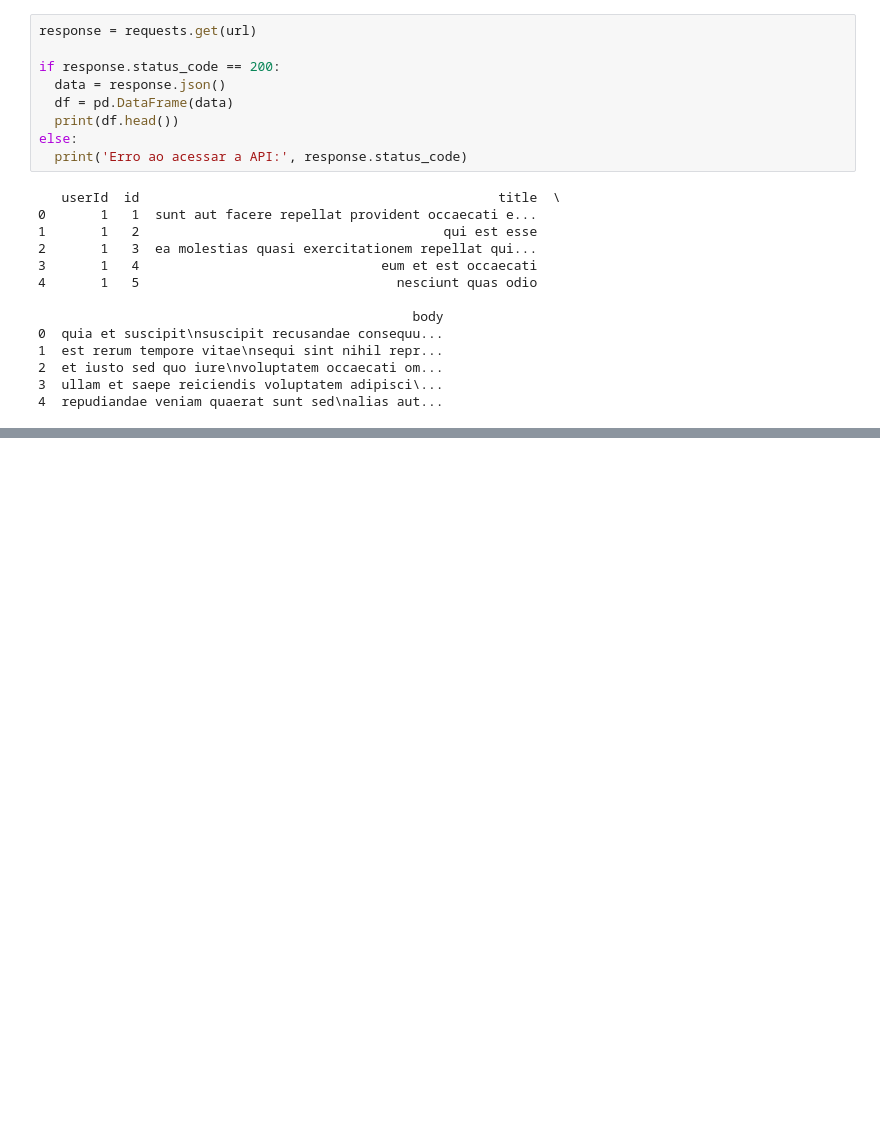
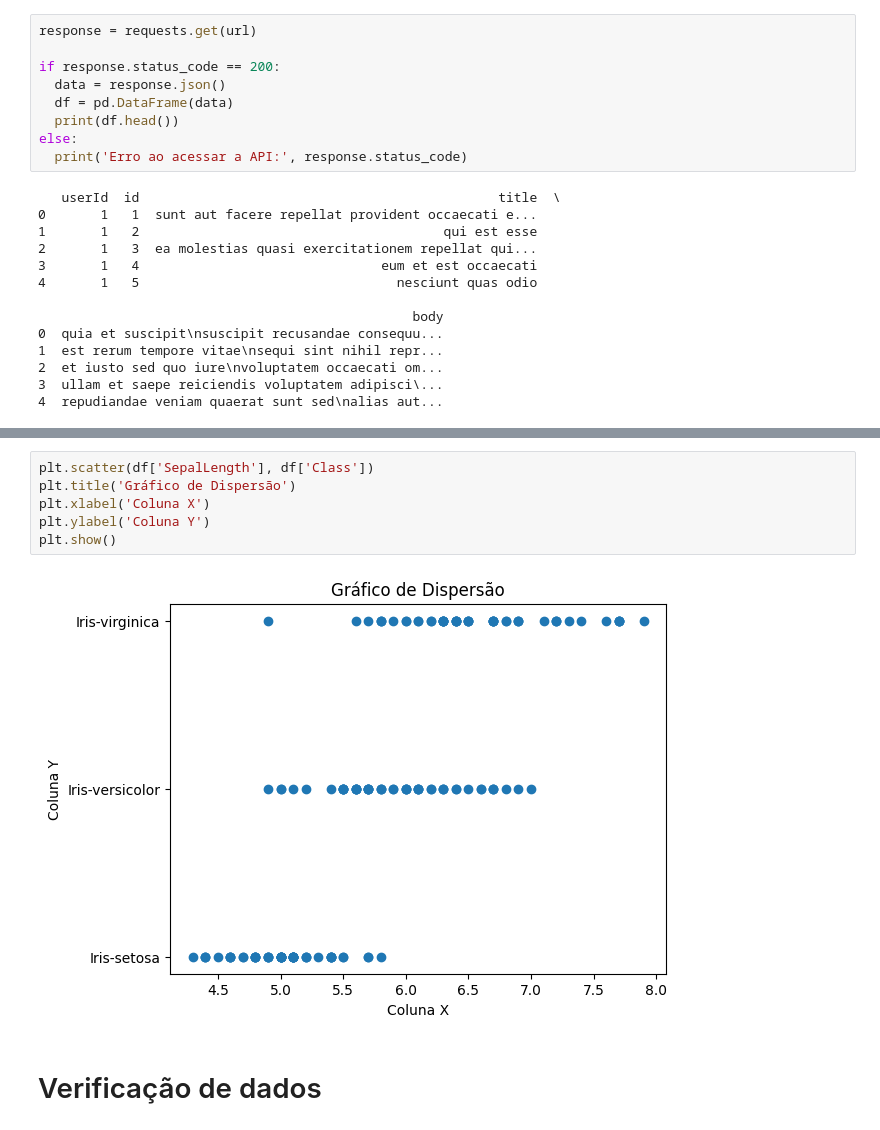
Before and after one commit to wspalves/machine-learning, a Jupyter notebook: coleta_descricao.ipynb, the cells around one changed output, grey strips where cells are left out. Cells and saved outputs as stored; diff of their text form; blank space fills up the shorter version.

Commit message:
Gráficos e tratamento de dados

```diff
--- a/coleta_descricao.ipynb
+++ b/coleta_descricao.ipynb
@@ -55,0 +107,10 @@ else:
+# %%
+plt.scatter(df['SepalLength'], df['Class'])
+plt.title('Gráfico de Dispersão')
+plt.xlabel('Coluna X')
+plt.ylabel('Coluna Y')
+plt.show()
+# %% [output]
+[figure, added]
+# %% [markdown]
+# Verificação de dados
```
Also changed, not shown: parts of 22 cells of this notebook.
